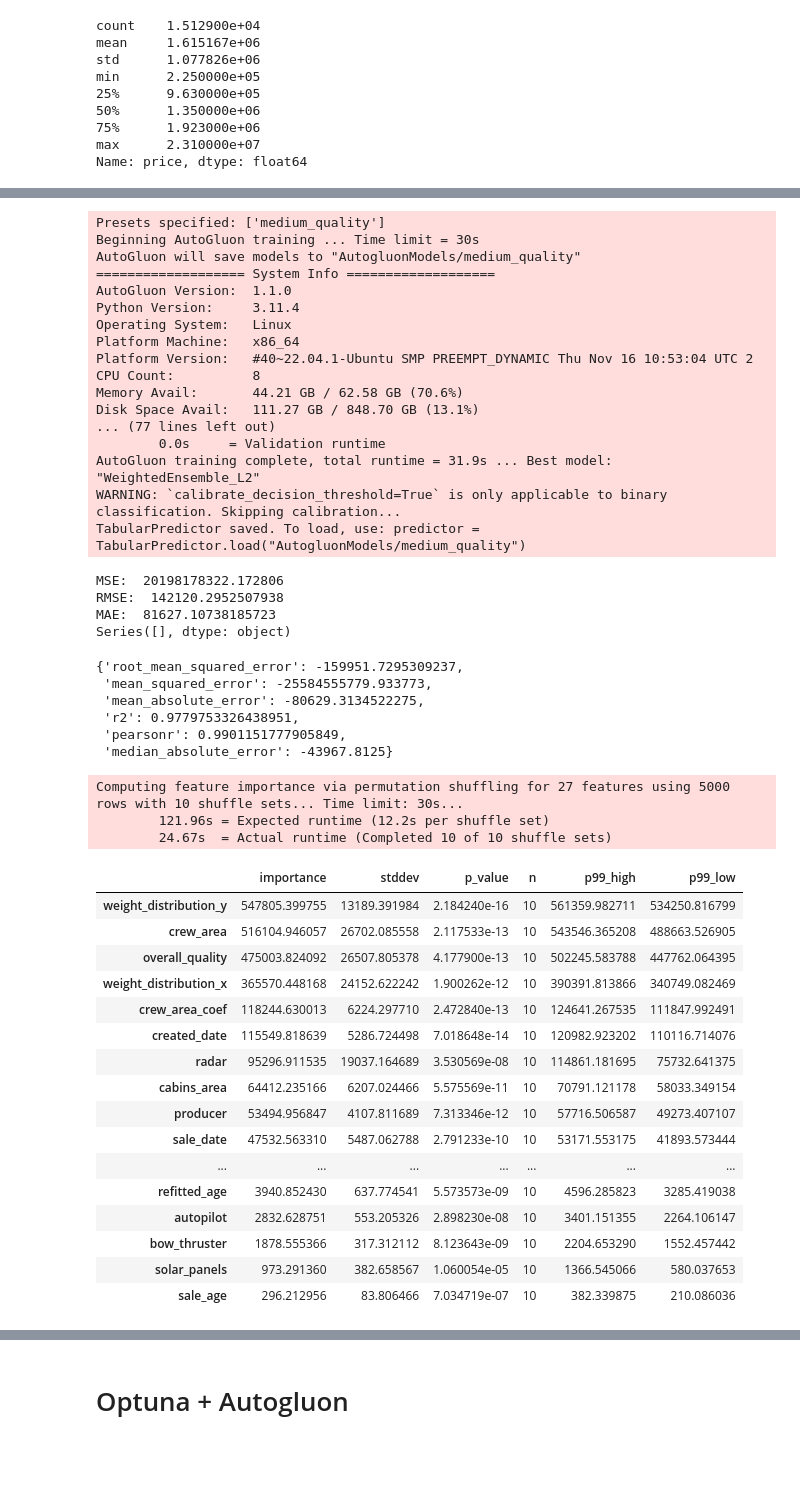
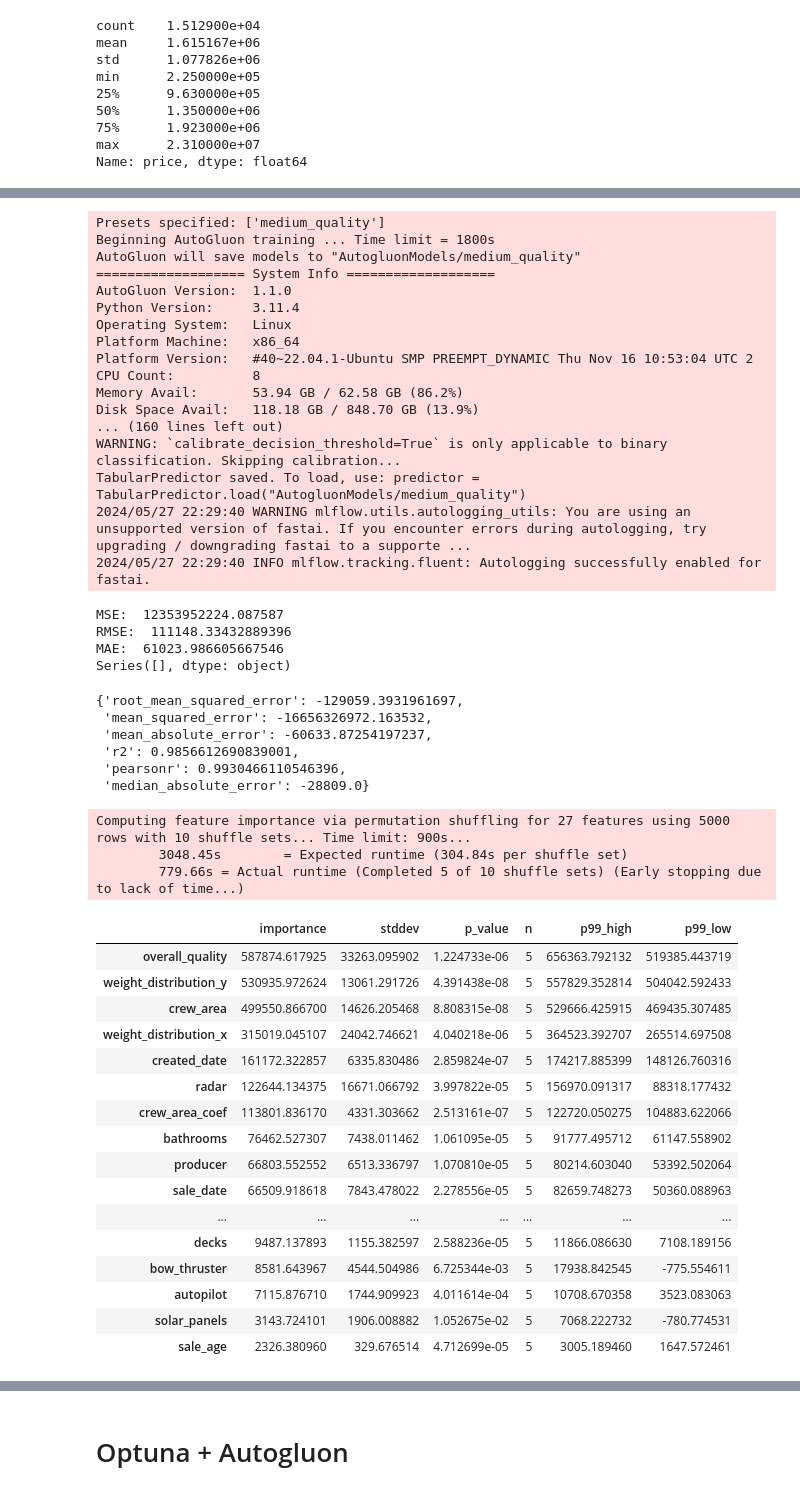
Before and after one commit to gmatheu/intive-interstellar-sales-showdown, a Jupyter notebook: interstellarchallenge-regression.ipynb, the cells around one changed output, grey strips where cells are left out. Saved outputs shown, nothing was run; the diff lists cells and outputs as text; code cells hidden in the pictures; blank space fills up the shorter version.

```diff
--- a/interstellarchallenge-regression.ipynb
+++ b/interstellarchallenge-regression.ipynb
@@ -741,7 +736,7 @@ MAE:  375787.0019733329
 predictor = None
 
 time_limit = 3600
-TIME_LIMIT_BASE=30
+TIME_LIMIT_BASE=1800
 presets = "medium_quality"
 
 
@@ -776,7 +771,7 @@ def execute_autogluon(
             ld_autogluon,
             model,
             method="autogluon",
-            variant=presets,
+            variant=f"{presets}_{time_limit}s",
             y_pred=predictor.predict(
                 auto_ml_pipeline_feature_generator.transform(X=ld_autogluon.X_test)
             ),
@@ -791,7 +786,7 @@ medium_quality_predictor = execute_autogluon(presets="medium_quality", time_limi
 medium_quality_predictor.evaluate(ld_autogluon.train_data, silent=True)
 # %% [output]
 Presets specified: ['medium_quality']
-Beginning AutoGluon training ... Time limit = 30s
+Beginning AutoGluon training ... Time limit = 1800s
 AutoGluon will save models to "AutogluonModels/medium_quality"
 =================== System Info ===================
 AutoGluon Version:  1.1.0
@@ -800,46 +795,46 @@ Operating System:   Linux
 Platform Machine:   x86_64
 Platform Version:   #40~22.04.1-Ubuntu SMP PREEMPT_DYNAMIC Thu Nov 16 10:53:04 UTC 2
 CPU Count:          8
-Memory Avail:       44.21 GB / 62.58 GB (70.6%)
-Disk Space Avail:   111.27 GB / 848.70 GB (13.1%)
-... (77 lines left out)
-        0.0s     = Validation runtime
-AutoGluon training complete, total runtime = 31.9s ... Best model: "WeightedEnsemble_L2"
+Memory Avail:       53.94 GB / 62.58 GB (86.2%)
+Disk Space Avail:   118.18 GB / 848.70 GB (13.9%)
+... (160 lines left out)
 WARNING: `calibrate_decision_threshold=True` is only applicable to binary classification. Skipping calibration...
 TabularPredictor saved. To load, use: predictor = TabularPredictor.load("AutogluonModels/medium_quality")
+2024/05/27 22:29:40 WARNING mlflow.utils.autologging_utils: You are using an unsupported version of fastai. If you encounter errors during autologging, try upgrading / downgrading fastai to a supporte ...
+2024/05/27 22:29:40 INFO mlflow.tracking.fluent: Autologging successfully enabled for fastai.
-MSE:  20198178322.172806
-RMSE:  142120.2952507938
-MAE:  81627.10738185723
+MSE:  12353952224.087587
+RMSE:  111148.33432889396
+MAE:  61023.986605667546
 Series([], dtype: object)
-{'root_mean_squared_error': -159951.7295309237,
- 'mean_squared_error': -25584555779.933773,
- 'mean_absolute_error': -80629.3134522275,
- 'r2': 0.9779753326438951,
- 'pearsonr': 0.9901151777905849,
- 'median_absolute_error': -43967.8125}
+{'root_mean_squared_error': -129059.3931961697,
+ 'mean_squared_error': -16656326972.163532,
+ 'mean_absolute_error': -60633.87254197237,
+ 'r2': 0.9856612690839001,
+ 'pearsonr': 0.9930466110546396,
+ 'median_absolute_error': -28809.0}
 # %%
-medium_quality_predictor.feature_importance(ld_autogluon.train_data, time_limit=TIME_LIMIT_BASE)
+medium_quality_predictor.feature_importance(ld_autogluon.train_data, time_limit=int(0.5 * TIME_LIMIT_BASE))
 # %% [output]
-Computing feature importance via permutation shuffling for 27 features using 5000 rows with 10 shuffle sets... Time limit: 30s...
-        121.96s = Expected runtime (12.2s per shuffle set)
-        24.67s  = Actual runtime (Completed 10 of 10 shuffle sets)
+Computing feature importance via permutation shuffling for 27 features using 5000 rows with 10 shuffle sets... Time limit: 900s...
+        3048.45s        = Expected runtime (304.84s per shuffle set)
+        779.66s = Actual runtime (Completed 5 of 10 shuffle sets) (Early stopping due to lack of time...)
 |  | importance | stddev | p_value | n | p99_high | p99_low |
-| weight_distribution_y | 547805.399755 | 13189.391984 | 2.184240e-16 | 10 | 561359.982711 | 534250.816799 |
-| crew_area | 516104.946057 | 26702.085558 | 2.117533e-13 | 10 | 543546.365208 | 488663.526905 |
-| overall_quality | 475003.824092 | 26507.805378 | 4.177900e-13 | 10 | 502245.583788 | 447762.064395 |
-| weight_distribution_x | 365570.448168 | 24152.622242 | 1.900262e-12 | 10 | 390391.813866 | 340749.082469 |
-| crew_area_coef | 118244.630013 | 6224.297710 | 2.472840e-13 | 10 | 124641.267535 | 111847.992491 |
-| created_date | 115549.818639 | 5286.724498 | 7.018648e-14 | 10 | 120982.923202 | 110116.714076 |
-| radar | 95296.911535 | 19037.164689 | 3.530569e-08 | 10 | 114861.181695 | 75732.641375 |
-| cabins_area | 64412.235166 | 6207.024466 | 5.575569e-11 | 10 | 70791.121178 | 58033.349154 |
-| producer | 53494.956847 | 4107.811689 | 7.313346e-12 | 10 | 57716.506587 | 49273.407107 |
-| sale_date | 47532.563310 | 5487.062788 | 2.791233e-10 | 10 | 53171.553175 | 41893.573444 |
+| overall_quality | 587874.617925 | 33263.095902 | 1.224733e-06 | 5 | 656363.792132 | 519385.443719 |
+| weight_distribution_y | 530935.972624 | 13061.291726 | 4.391438e-08 | 5 | 557829.352814 | 504042.592433 |
+| crew_area | 499550.866700 | 14626.205468 | 8.808315e-08 | 5 | 529666.425915 | 469435.307485 |
+| weight_distribution_x | 315019.045107 | 24042.746621 | 4.040218e-06 | 5 | 364523.392707 | 265514.697508 |
+| created_date | 161172.322857 | 6335.830486 | 2.859824e-07 | 5 | 174217.885399 | 148126.760316 |
+| radar | 122644.134375 | 16671.066792 | 3.997822e-05 | 5 | 156970.091317 | 88318.177432 |
+| crew_area_coef | 113801.836170 | 4331.303662 | 2.513161e-07 | 5 | 122720.050275 | 104883.622066 |
+| bathrooms | 76462.527307 | 7438.011462 | 1.061095e-05 | 5 | 91777.495712 | 61147.558902 |
+| producer | 66803.552552 | 6513.336797 | 1.070810e-05 | 5 | 80214.603040 | 53392.502064 |
+| sale_date | 66509.918618 | 7843.478022 | 2.278556e-05 | 5 | 82659.748273 | 50360.088963 |
 | ... | ... | ... | ... | ... | ... | ... |
-| refitted_age | 3940.852430 | 637.774541 | 5.573573e-09 | 10 | 4596.285823 | 3285.419038 |
-| autopilot | 2832.628751 | 553.205326 | 2.898230e-08 | 10 | 3401.151355 | 2264.106147 |
-| bow_thruster | 1878.555366 | 317.312112 | 8.123643e-09 | 10 | 2204.653290 | 1552.457442 |
-| solar_panels | 973.291360 | 382.658567 | 1.060054e-05 | 10 | 1366.545066 | 580.037653 |
-| sale_age | 296.212956 | 83.806466 | 7.034719e-07 | 10 | 382.339875 | 210.086036 |
+| decks | 9487.137893 | 1155.382597 | 2.588236e-05 | 5 | 11866.086630 | 7108.189156 |
+| bow_thruster | 8581.643967 | 4544.504986 | 6.725344e-03 | 5 | 17938.842545 | -775.554611 |
+| autopilot | 7115.876710 | 1744.909923 | 4.011614e-04 | 5 | 10708.670358 | 3523.083063 |
+| solar_panels | 3143.724101 | 1906.008882 | 1.052675e-02 | 5 | 7068.222732 | -780.774531 |
+| sale_age | 2326.380960 | 329.676514 | 4.712699e-05 | 5 | 3005.189460 | 1647.572461 |
 # %%
 medium_quality_predictor.leaderboard(ld_autogluon.train_data)
 # %% [output]
```
Also changed, not shown: parts of 34 cells of this notebook, 3 other files.
